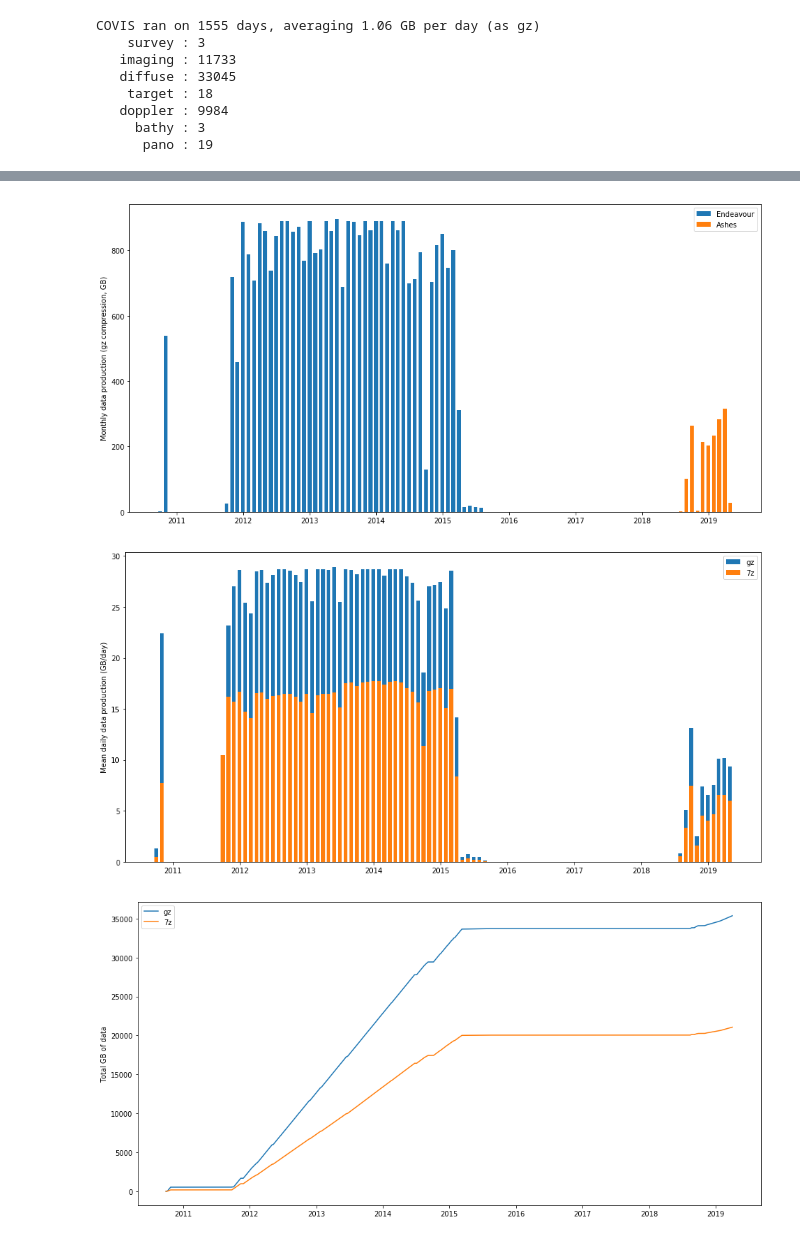
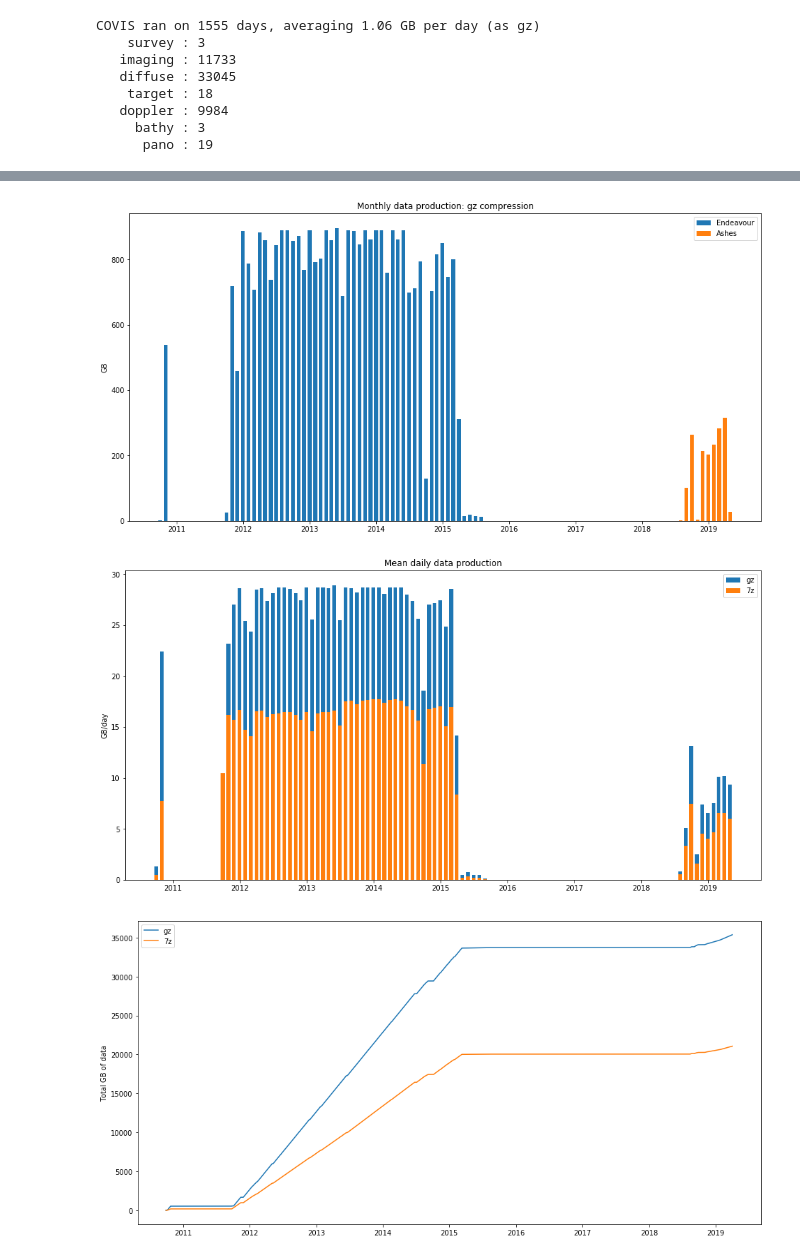
Before and after one commit to COVIS-Sonar/covis-worker, a Jupyter notebook: notebooks/summarize_data_sizes.ipynb, the cells around one changed output, grey strips where cells are left out. Drawn from its saved outputs; the diff is of its cells as text; code cells hidden in the pictures.

```diff
--- a/notebooks/summarize_data_sizes.ipynb
+++ b/notebooks/summarize_data_sizes.ipynb
@@ -247,27 +236,28 @@ plt.bar( ad.index, ad.gz_size * yscalar, width=20, label='Ashes' )
 #plt.bar( by_month.index, by_month.estimated_gz_size * yscalar, width=20, label='est. gz' )
 #plt.bar( by_month.index, by_month['7z_size'] * yscalar, width=20, label='7z' )
 
-
-plt.ylabel('Monthly data production (gz compression, GB)')
+plt.title('Monthly data production: gz compression')
+plt.ylabel('GB')
 plt.legend()
 
 plt.show()
 # %% [output]
-[figure, old version]
+[figure, new version]
 # %%
 plt.figure( figsize=(16,8))
 yscalar = 1.0 / 1024**3
 plt.bar( by_month.index, by_month.gz_size * yscalar, width=20, label='gz' )
 #plt.bar( by_month.index, by_month.estimated_gz_size * yscalar, width=20, label='est. gz' )
 plt.bar( by_month.index, by_month['7z_size'] * yscalar, width=20, label='7z' )
 
 
-plt.ylabel('Mean daily data production (GB/day)')
+plt.title('Mean daily data production')
+plt.ylabel('GB/day')
 plt.legend()
 
 plt.show()
 # %% [output]
-[figure, old version]
+[figure, new version]
 # %%
 
 #by_day['gz_total'] = by_day['gz_size'] + by_day['estimated_gz_size']
```
Also changed, not shown: parts of 3 cells of this notebook.
